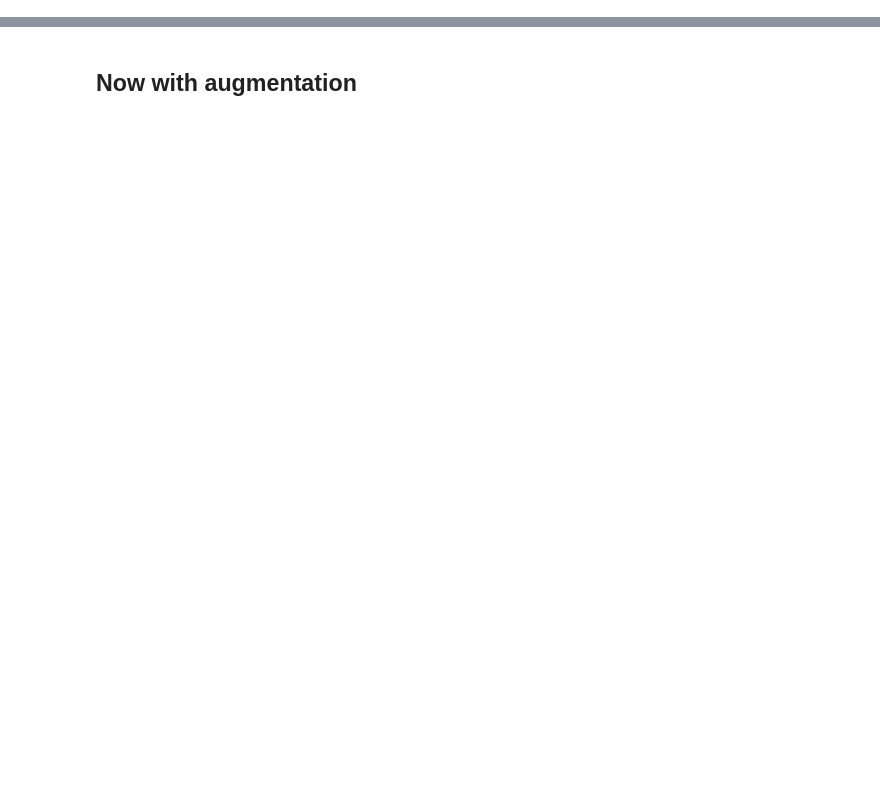
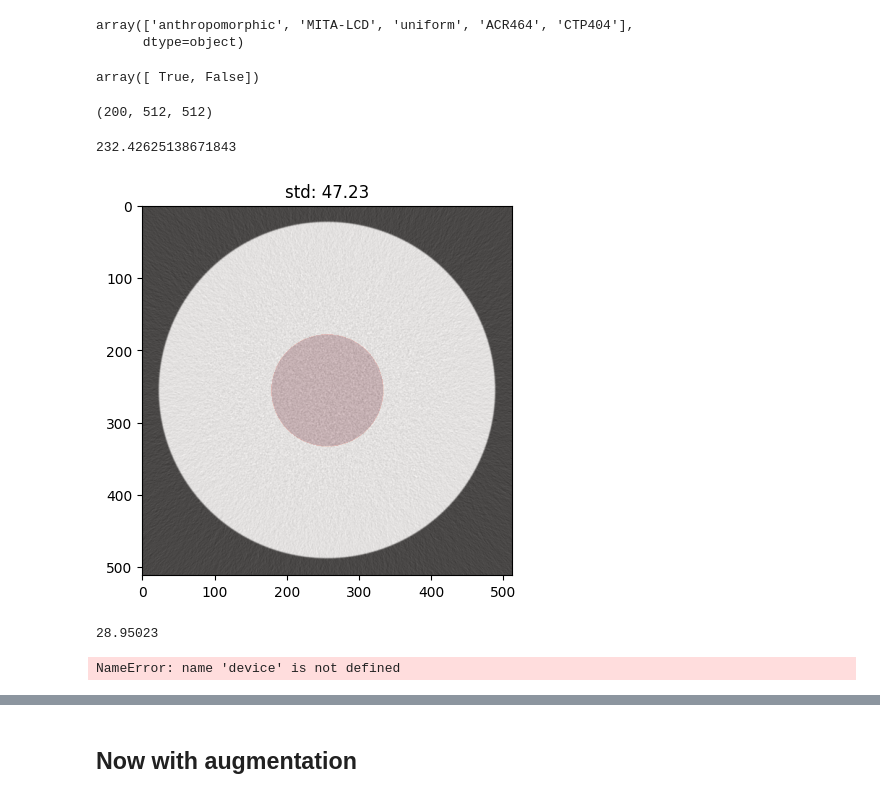
Before and after one commit to brandonjnelsonFDA/pediatric-CT-noise-texture-augmentation, a Jupyter notebook: notebooks/01 Method Developement/train_denoiser_with_augmentation.ipynb, the cells around one changed output, grey strips where cells are left out. Saved outputs shown, nothing was run; the diff lists cells and outputs as text; code cells hidden in the pictures; blank space fills up the shorter version.

```diff
--- a/notebooks/01 Method Developement/train_denoiser_with_augmentation.ipynb
+++ b/notebooks/01 Method Developement/train_denoiser_with_augmentation.ipynb
@@ -77,0 +59,13 @@ def build_model():
+# %%
+from pathlib import Path
+
+import matplotlib.pyplot as plt
+import seaborn as sns
+import numpy as np
+import pandas as pd
+import SimpleITK as sitk
+
+base_dir = Path('/gpfs_projects/brandon.nelson/PediatricCTSizeDataAugmentation')
+meta = pd.read_csv(base_dir / 'metadata.csv')
+meta = meta[meta.recon == 'fbp']
+meta.head()
@@ -77,0 +79,9 @@ def build_model():
+# %%
+meta.phantom.unique()
+# %% [output]
+array(['anthropomorphic', 'MITA-LCD', 'uniform', 'ACR464', 'CTP404'],
+      dtype=object)
+# %%
+meta.simulated.unique()
+# %% [output]
+array([ True, False])
@@ -77,0 +93,10 @@ def build_model():
+# %%
+fname = meta[(meta['Dose [%]'] == 25) &
+             (meta.phantom == 'uniform') &
+             (meta['effective diameter [cm]'] == 21.6)].file.item() #try different phantom sizes and compare if lambda value changes
+# %%
+img = sitk.ReadImage(fname)
+vol = sitk.GetArrayFromImage(img)
+vol.shape
+# %% [output]
+(200, 512, 512)
@@ -77,0 +105,13 @@ def build_model():
+# %%
+r = get_circle_diameter(vol[0])/2
+r
+# %% [output]
+232.42625138671843
+# %%
+roi = circle_select(vol[0], (vol[0].shape[0]//2, vol[0].shape[1]//2), r/3)
+plt.imshow(vol[0], cmap='gray')
+plt.imshow(roi, cmap='Reds', alpha=0.2)
+plt.title(f'std: {vol[0][roi].std():2.2f}')
+plt.show()
+# %% [output]
+[figure, added]
@@ -77,0 +120,8 @@ def build_model():
+# %%
+denoised[:,roi].std(axis=1).mean()
+# %% [output]
+28.95023
+# %%
+redcnn = load_model(f'models/lambda{int(0):03d}').to(device)
+# %% [output]
+NameError: name 'device' is not defined
```
Also changed, not shown: parts of 45 cells of this notebook, 5 other files.
